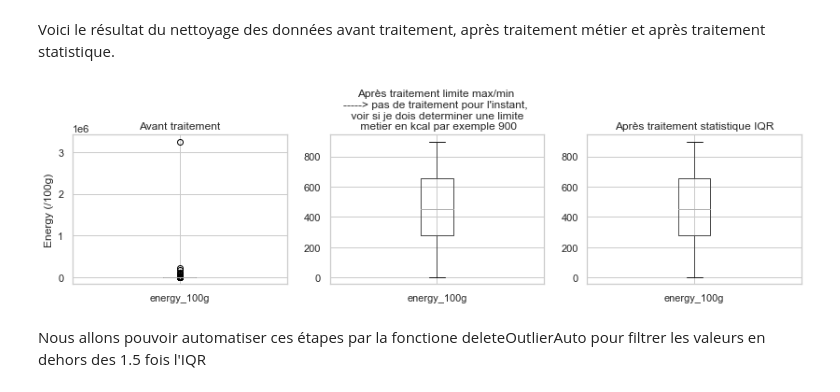
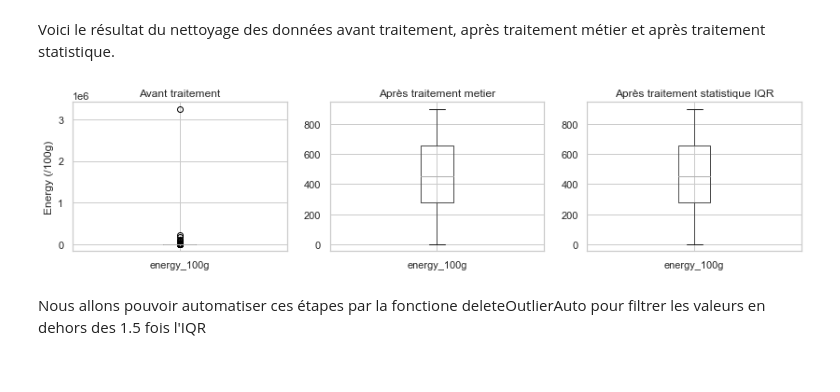
Before and after one commit to mazy06/NutriNation, a Jupyter notebook: projet_2_nettoyage.ipynb, the cells around one changed output. Cells and saved outputs as stored; diff of their text form; code cells hidden in the pictures.

Commit message:
traitement des données terminée

```diff
--- a/projet_2_nettoyage.ipynb
+++ b/projet_2_nettoyage.ipynb
@@ -396,0 +398,4 @@ for col in col_cat:
+# %%
+drop_cols = ["creator","created_t", "brands_tags", "categories_tags", "additives_tags",
+            "states_tags", "pnns_groups_1", "pnns_groups_2", "countries_tags"]
+df.drop(drop_cols, axis=1, inplace=True)
@@ -420,7 +427,7 @@ dtype: object
 On constate que toute les colonnes ne sont pas au bon format
 # %%
 #supprimer les ligne contenant une chaine de caractère dans les colonnes de date afin de formater correctement
-df = df[~df['created_t'].str.contains("[a-zA-Z]").fillna(False)]
+#df = df[~df['created_t'].str.contains("[a-zA-Z]").fillna(False)]
 df = df[~df['last_modified_t'].str.contains("[a-zA-Z]").fillna(False)]
 # %%
  lstCols = df.columns
@@ -431,7 +438,7 @@ float_col =['energy_100g', 'saturated-fat_100g', 'fat_100g', 'carbohydrates_100g
 for col in float_col :
     df[col] = df[col].astype('float64')
 #objects
-object_col =['code', 'url', 'creator', 'product_name', 'quantity', 'brands', 'categories_fr','countries_fr', 'additives_fr', 'pnns_groups_1',  'pnns_groups_2', 'states_fr',  'main_category_fr']
+object_col =['code', 'url', 'product_name', 'quantity', 'brands', 'categories_fr','countries_fr', 'additives_fr', 'states_fr',  'main_category_fr']
 for col in object_col :
     df[col] = df[col].astype('object')
 #categories
@@ -439,7 +446,7 @@ categories_col = ['nutrition_grade_fr']
 for col in categories_col :
     df[col] = df[col].astype('category')
 #datetimes
-date_col = ["created_t", "last_modified_t"]
+date_col = ["last_modified_t"]
 for col in date_col :
     df[col] = pd.to_datetime(df[col], unit='s')
 # %% [markdown]
@@ -588,20 +619,20 @@ Voici le résultat du nettoyage des données avant traitement, après traitement
 # %%
 plt.figure(3, figsize=(14, 10))
 plt.subplot(331)
 df_init.boxplot(column='energy_100g')
 plt.title('Avant traitement')
 plt.ylabel('Energy (/100g)')
 
 plt.subplot(332)
 df_clean.boxplot(column='energy_100g')
-plt.title("Après traitement limite max/min \n-----> pas de traitement pour l'instant, \n voir si je dois determiner une limite \n metier en kcal par exemple 900")
+plt.title("Après traitement metier")
 
 plt.subplot(333)
 df_clean_outliers.boxplot(column='energy_100g')
 plt.title('Après traitement statistique IQR')
 plt.show()
 # %% [output]
-[figure, old version]
+[figure, new version]
 # %% [markdown]
 Nous allons pouvoir automatiser ces étapes par la fonctione deleteOutlierAuto pour filtrer les valeurs en dehors des 1.5 fois l'IQR
 # %%
```
Also changed, not shown: parts of 42 cells of this notebook, 5 other files.
